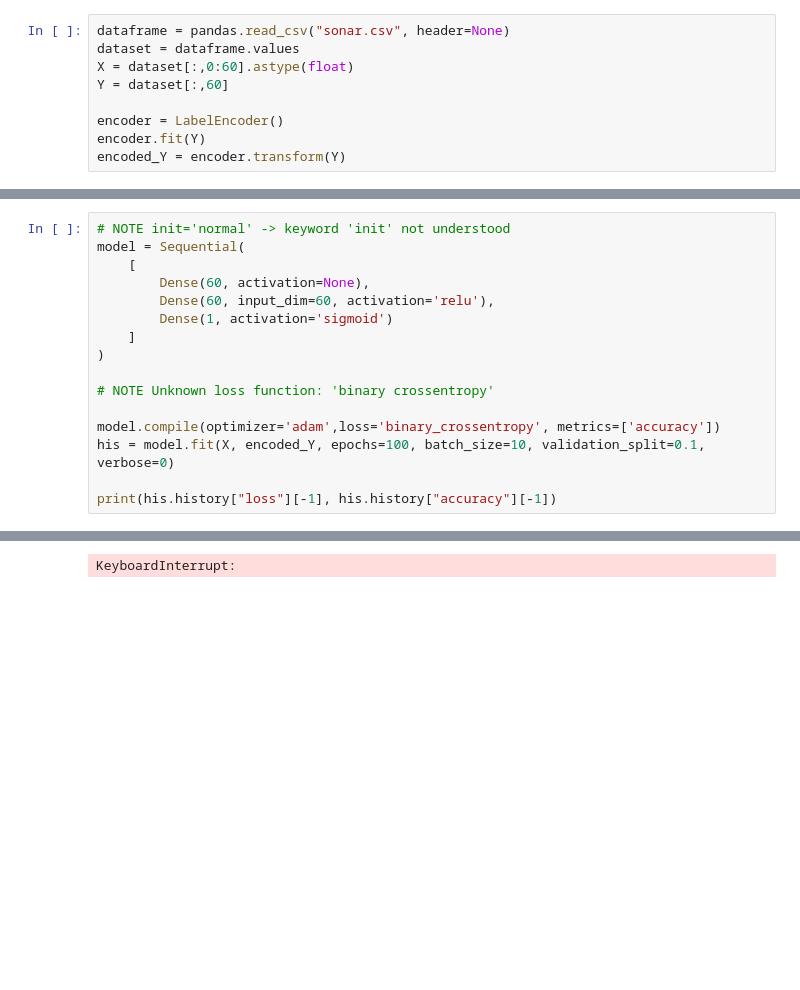
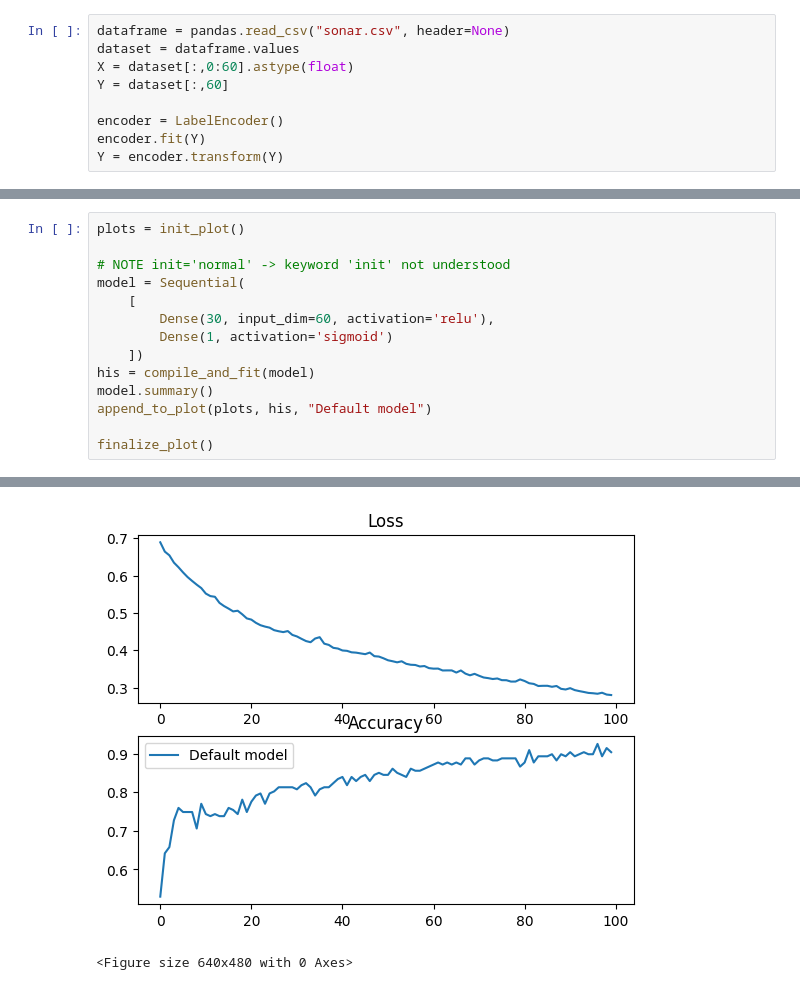
Before and after one commit to Keesaev/ai_python, a Jupyter notebook: lab2/lab2.ipynb, the cells around one changed output, grey strips where cells are left out. Saved outputs shown, nothing was run; the diff lists cells and outputs as text; blank space fills up the shorter version.

```diff
--- a/lab2/lab2.ipynb
+++ b/lab2/lab2.ipynb
@@ -21,4 +14,4 @@ Y = dataset[:,60]
 
 encoder = LabelEncoder()
 encoder.fit(Y)
-encoded_Y = encoder.transform(Y)
+Y = encoder.transform(Y)
@@ -25,17 +49,15 @@ encoded_Y = encoder.transform(Y)
 # %%
+plots = init_plot()
+
 # NOTE init='normal' -> keyword 'init' not understood
 model = Sequential(
     [
-        Dense(60, activation=None),
-        Dense(60, input_dim=60, activation='relu'),
+        Dense(30, input_dim=60, activation='relu'),
         Dense(1, activation='sigmoid')
-    ]
-)
+    ])
+his = compile_and_fit(model)
+model.summary()
+append_to_plot(plots, his, "Default model")
 
-# NOTE Unknown loss function: 'binary crossentropy'
-
-model.compile(optimizer='adam',loss='binary_crossentropy', metrics=['accuracy'])
-his = model.fit(X, encoded_Y, epochs=100, batch_size=10, validation_split=0.1, verbose=0)
-
-print(his.history["loss"][-1], his.history["accuracy"][-1])
+finalize_plot()
 # %% [output]
@@ -55 +78,2 @@ To enable them in other operations, rebuild TensorFlow with the appropriate comp
+[figure, added]
-KeyboardInterrupt:
+<Figure size 640x480 with 0 Axes>
```
Also changed, not shown: parts of 3 cells of this notebook.
